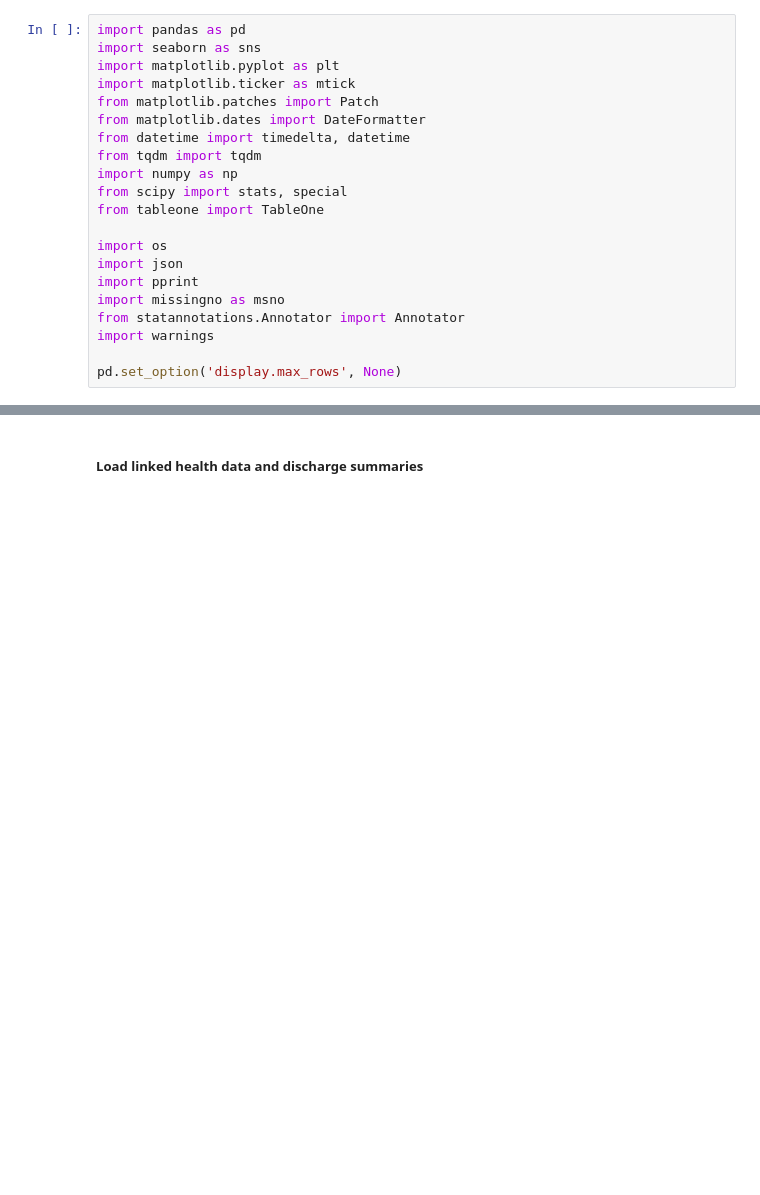
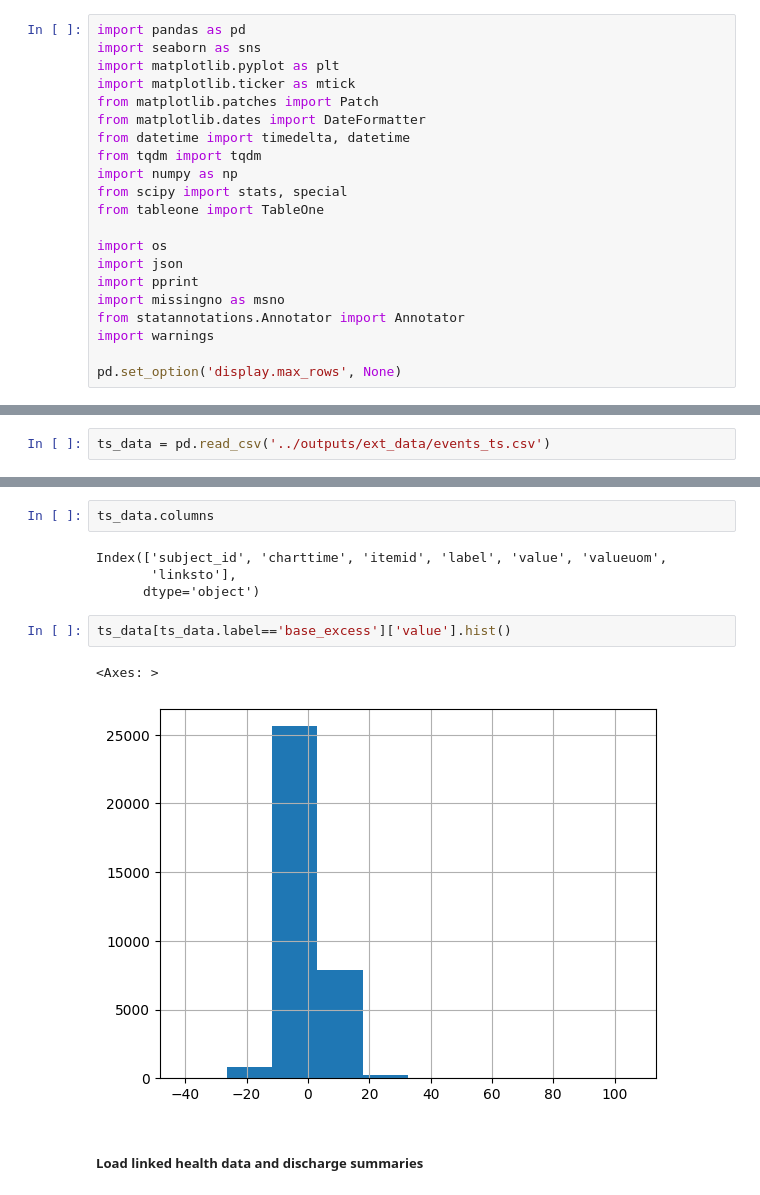
Before and after one commit to kgeorgiev42/mm-healthfair, a Jupyter notebook: notebooks/02 MIMIC-IV Data Exploration.ipynb, the cells around one changed output, grey strips where cells are left out. Drawn from its saved outputs; the diff is of its cells as text; blank space fills up the shorter version.

```diff
--- a/notebooks/02 MIMIC-IV Data Exploration.ipynb
+++ b/notebooks/02 MIMIC-IV Data Exploration.ipynb
@@ -25,0 +28,2 @@ pd.set_option('display.max_rows', None)
+# %%
+ts_data = pd.read_csv('../outputs/ext_data/events_ts.csv')
@@ -26,3 +66,14 @@ pd.set_option('display.max_rows', None)
+# %%
+ts_data.columns
+# %% [output]
+Index(['subject_id', 'charttime', 'itemid', 'label', 'value', 'valueuom',
+       'linksto'],
+      dtype='object')
+# %%
+ts_data[ts_data.label=='base_excess']['value'].hist()
+# %% [output]
+<Axes: >
+[figure, added]
 # %% [markdown]
 ##### Load linked health data and discharge summaries
 # %%
```
Also changed, not shown: parts of 4 cells of this notebook, 31 other files.
